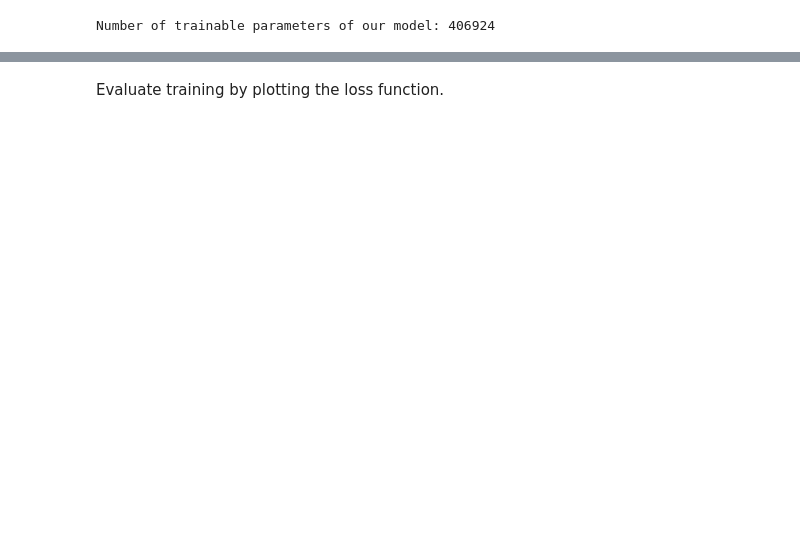
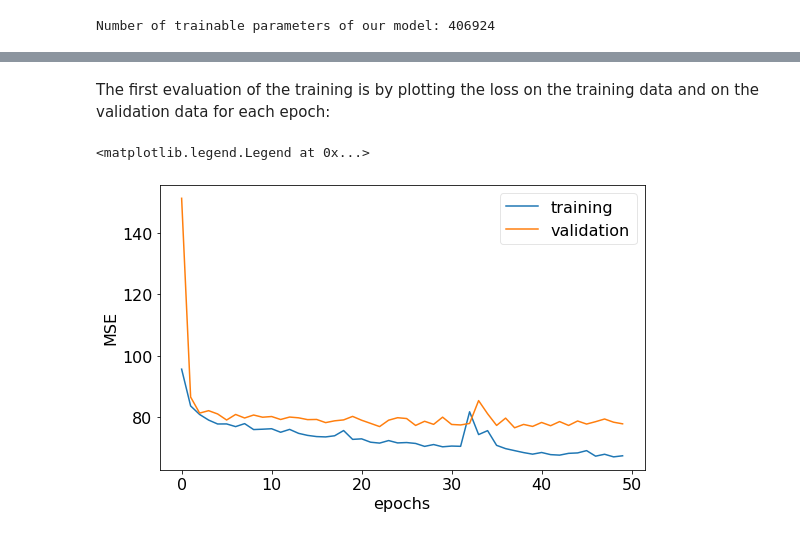
Before and after one commit to mlcs/seminar_ws22, a Jupyter notebook: 04_vae/tutorial_vae_ssta.ipynb, the cells around one changed output, grey strips where cells are left out. Cells and saved outputs as stored; diff of their text form; code cells hidden in the pictures; blank space fills up the shorter version.

```diff
--- a/04_vae/tutorial_vae_ssta.ipynb
+++ b/04_vae/tutorial_vae_ssta.ipynb
@@ -58,8 +88,4 @@ When using pytorch we have to define our dataset as pytorch.Tensors
 # %%
-import torch
-import torch.nn as nn
-import torch.nn.functional as F
-from torch.utils.data import Dataset, DataLoader
 
 class SSTA(Dataset):
     """Dataset of SSTA used for pytorch.
@@ -81,17 +107,27 @@ class SSTA(Dataset):
 
 
     def __len__(self):
+        """Returns the number of datapoints."""
         return self.X.shape[0]
 
 
     def __getitem__(self, idx):
-            if torch.is_tensor(idx):
-                idx = idx.tolist()
+        """Required function to get items of dataset.
 
-            x = torch.from_numpy(self.X[idx]).float()
-            label = {'idx': idx}
+        Args:
+            idx (int): Index to get datapoint.
 
-            return x, label
+        Returns:
+            x (torch.Tensor): Datapoint
+            l (dict): Label of datapoint. In this case just the index.
+        """
+        if torch.is_tensor(idx):
+            idx = idx.tolist()
+
+        x = torch.from_numpy(self.X[idx]).float()
+        label = {'idx': idx}
+
+        return x, label
 
     def get_map(self, x, name=None):
         """Reshape flattened vector with removed NaNs to xarray map.
@@ -153,7 +211,7 @@ class AE(nn.Module):
 
     def __init__(self, x_dim, z_dim):
         super().__init__()
-
+        self.z_dim = z_dim
         self.device = torch.device(
                 'cuda' if torch.cuda.is_available() else 'cpu')
 
@@ -323,2 +381,13 @@ Val Loss: 75.8738
-# %% [markdown]
-Evaluate training by plotting the loss function.
+# %% [markdown]
+The first evaluation of the training is by plotting the loss on the training data and on the validation data for each epoch:
+# %%
+fig, ax = plt.subplots()
+ax.plot(train_loss, label='training')
+ax.plot(val_loss, label='validation')
+ax.set_yscale('linear')
+ax.set_xlabel('epochs')
+ax.set_ylabel('MSE')
+ax.legend()
+# %% [output]
+<matplotlib.legend.Legend at 0x...>
+[figure, added]
```
Also changed, not shown: parts of 63 cells of this notebook, 5 other files.
